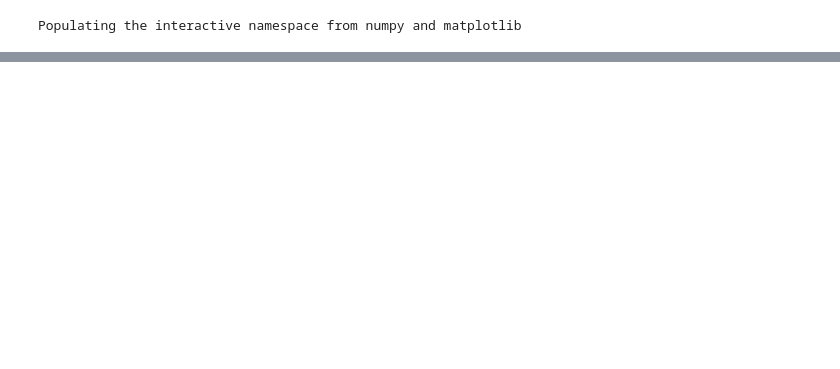
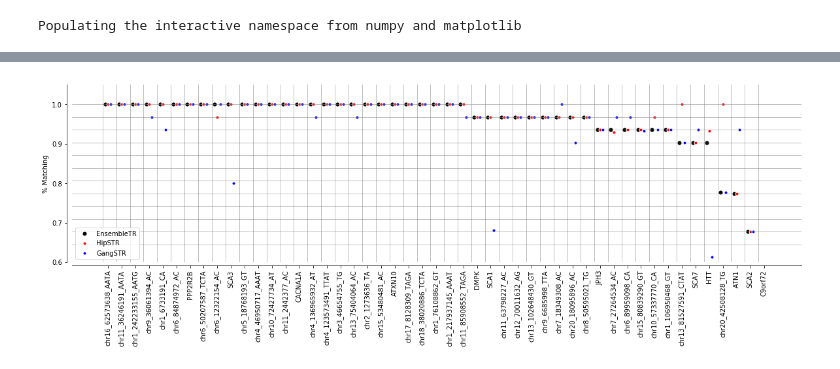
Before and after one commit to gymreklab/1000Genomes-TR-Analysis, a Jupyter notebook: capillary/Capillary-vs-WGS.ipynb, the cells around one changed output, grey strips where cells are left out. Saved outputs shown, nothing was run; the diff lists cells and outputs as text; code cells hidden in the pictures; blank space fills up the shorter version.

```diff
--- a/capillary/Capillary-vs-WGS.ipynb
+++ b/capillary/Capillary-vs-WGS.ipynb
@@ -92,0 +63,45 @@ ax.set_xticklabels(locdata["PrimerID"], rotation=90);
+# %%
+######## Per-locus accuracy ########
+locdata = merged[merged["Ensemble"]!="./."].groupby(["PrimerID"], as_index=False).agg({"match.ensemble": np.sum, "SampleID": len})
+locdata["ens.acc"] = locdata.apply(lambda x: x["match.ensemble"]/x["SampleID"], 1)
+locdata = locdata.sort_values("ens.acc", ascending=False)
+
+locdata_g = merged[merged["GangSTR"]!="./."].groupby(["PrimerID"], as_index=False).agg({"match.gangstr": np.sum, "SampleID": len})
+locdata_g["gangstr.acc"] = locdata_g.apply(lambda x: x["match.gangstr"]/x["SampleID"], 1)
+locdata_h = merged[merged["HipSTR"]!="./."].groupby(["PrimerID"], as_index=False).agg({"match.hipstr": np.sum, "SampleID": len})
+locdata_h["hipstr.acc"] = locdata_h.apply(lambda x: x["match.hipstr"]/x["SampleID"], 1)
+
+locdata = pd.merge(locdata, locdata_g[["PrimerID","gangstr.acc"]], how="left", on=["PrimerID"])
+locdata = pd.merge(locdata, locdata_h[["PrimerID","hipstr.acc"]], how="left", on=["PrimerID"])
+locdata = locdata.sort_values("ens.acc", ascending=False)
+
+w = 0.2
+fig = plt.figure()
+fig.set_size_inches((20, 5))
+ax = fig.add_subplot(111)
+ax.scatter(range(locdata.shape[0]), locdata["ens.acc"], edgecolor="white", color='black',
+       label="EnsembleTR", s=50)
+ax.scatter([item+w for item in range(locdata.shape[0])], locdata["hipstr.acc"], edgecolor="white",
+       color='red',label="HipSTR", s=25)
+ax.scatter([item+2*w for item in range(locdata.shape[0])], locdata["gangstr.acc"], edgecolor="white",
+       color='blue', label="GangSTR", s=25)
+
+for i in range((locdata.shape[0])):
+    ax.axvline(x=i-w, linestyle="solid", color="gray", linewidth=0.5)
+
+ax.set_ylim(bottom=0.6, top=1.05)
+ax.spines['top'].set_visible(False)
+ax.spines['right'].set_visible(False)
+ax.spines['left'].set_position(('outward', 8))
+ax.spines['bottom'].set_position(('outward', 5))
+plt.rcParams['axes.linewidth']=0.8
+
+ax.set_xticks([item+w for item in range(locdata.shape[0])])
+ax.set_xticklabels(locdata["PrimerID"], rotation=90);
+ax.set_ylabel("% Matching");
+ax.legend(loc="lower left");
+
+for num_corr in range(20, 32):
+    ax.axhline(y=num_corr/31, linestyle="solid", color="gray", linewidth=0.5)
+# %% [output]
+[figure, added]
```
Also changed, not shown: parts of 7 cells of this notebook.
